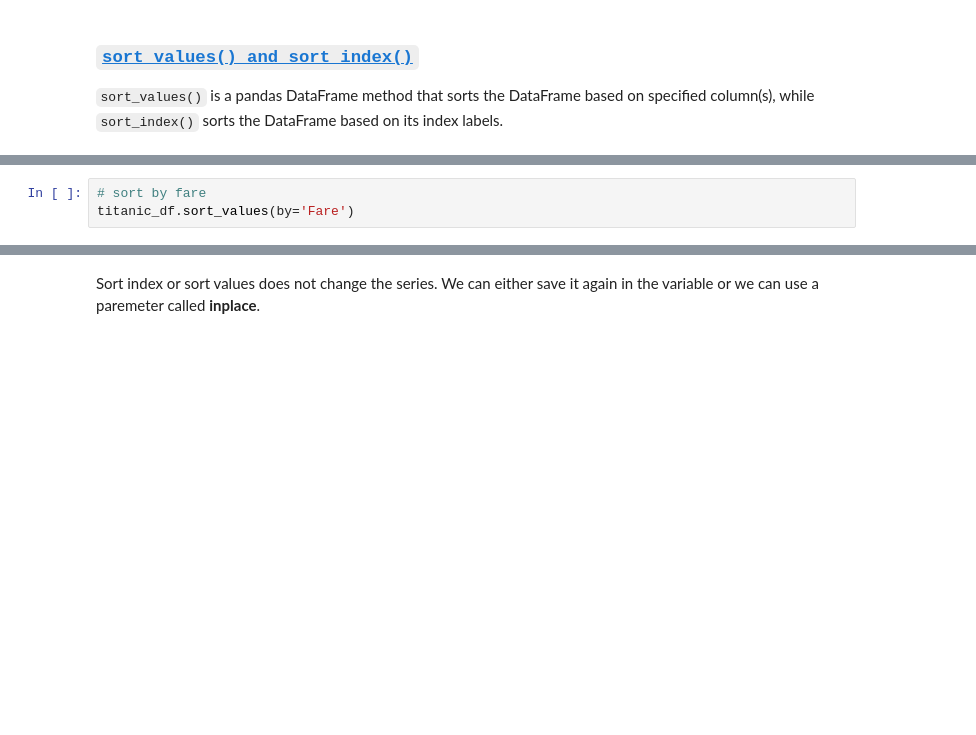
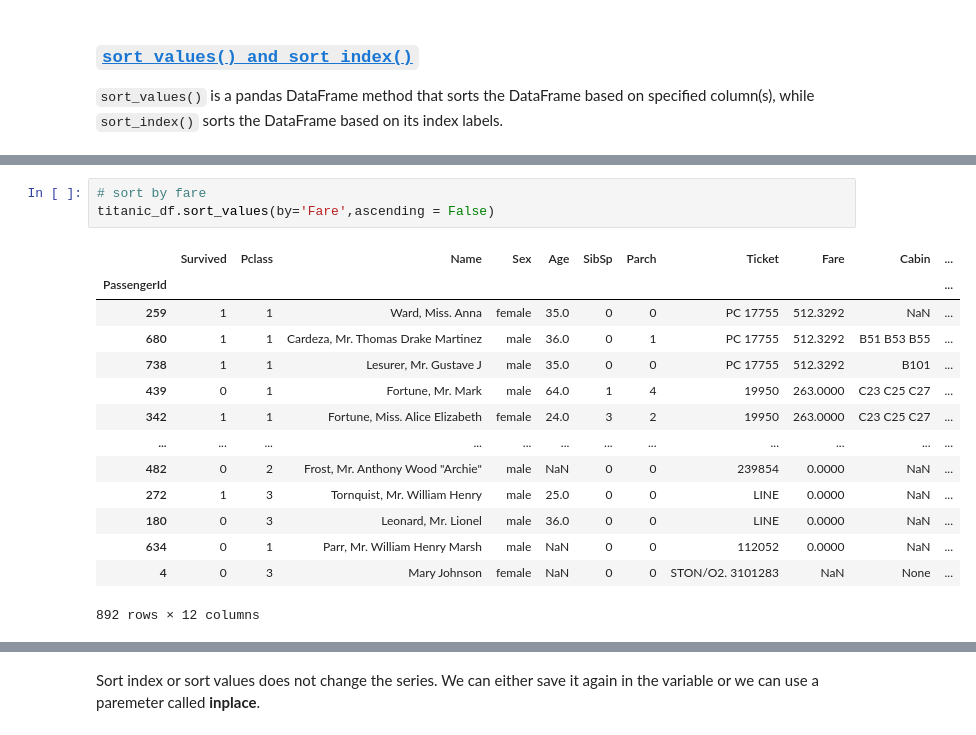
Before and after one commit to TheLazyCactus/ironhack-v4-data-lessons, a Jupyter notebook: cohorts/15_oct_24/02_data_wrangling_and_retrieval/W3D1_pandas.ipynb, the cells around one changed output, grey strips where cells are left out. Saved outputs shown, nothing was run; the diff lists cells and outputs as text; blank space fills up the shorter version.

```diff
--- a/cohorts/15_oct_24/02_data_wrangling_and_retrieval/W3D1_pandas.ipynb
+++ b/cohorts/15_oct_24/02_data_wrangling_and_retrieval/W3D1_pandas.ipynb
@@ -897,6 +1161,21 @@ titanic_df.sort_values(by='Age')
 # %%
 # sort by fare
-titanic_df.sort_values(by='Fare')
+titanic_df.sort_values(by='Fare',ascending = False)
+# %% [output]
+|  | Survived | Pclass | Name | Sex | Age | SibSp | Parch | Ticket | Fare | Cabin | ... |
+| PassengerId |  |  |  |  |  |  |  |  |  |  | ... |
+| 259 | 1 | 1 | Ward, Miss. Anna | female | 35.0 | 0 | 0 | PC 17755 | 512.3292 | NaN | ... |
+| 680 | 1 | 1 | Cardeza, Mr. Thomas Drake Martinez | male | 36.0 | 0 | 1 | PC 17755 | 512.3292 | B51 B53 B55 | ... |
+| 738 | 1 | 1 | Lesurer, Mr. Gustave J | male | 35.0 | 0 | 0 | PC 17755 | 512.3292 | B101 | ... |
+| 439 | 0 | 1 | Fortune, Mr. Mark | male | 64.0 | 1 | 4 | 19950 | 263.0000 | C23 C25 C27 | ... |
+| 342 | 1 | 1 | Fortune, Miss. Alice Elizabeth | female | 24.0 | 3 | 2 | 19950 | 263.0000 | C23 C25 C27 | ... |
+| ... | ... | ... | ... | ... | ... | ... | ... | ... | ... | ... | ... |
+| 482 | 0 | 2 | Frost, Mr. Anthony Wood "Archie" | male | NaN | 0 | 0 | 239854 | 0.0000 | NaN | ... |
+| 272 | 1 | 3 | Tornquist, Mr. William Henry | male | 25.0 | 0 | 0 | LINE | 0.0000 | NaN | ... |
+| 180 | 0 | 3 | Leonard, Mr. Lionel | male | 36.0 | 0 | 0 | LINE | 0.0000 | NaN | ... |
+| 634 | 0 | 1 | Parr, Mr. William Henry Marsh | male | NaN | 0 | 0 | 112052 | 0.0000 | NaN | ... |
+| 4 | 0 | 3 | Mary Johnson | female | NaN | 0 | 0 | STON/O2. 3101283 | NaN | None | ... |
+892 rows × 12 columns
 # %%
 # Sort descending by fare
 titanic_df.sort_values(by="Fare", ascending=False) #to change the ordering type
```
Also changed, not shown: parts of 74 cells of this notebook, 3 other files.
